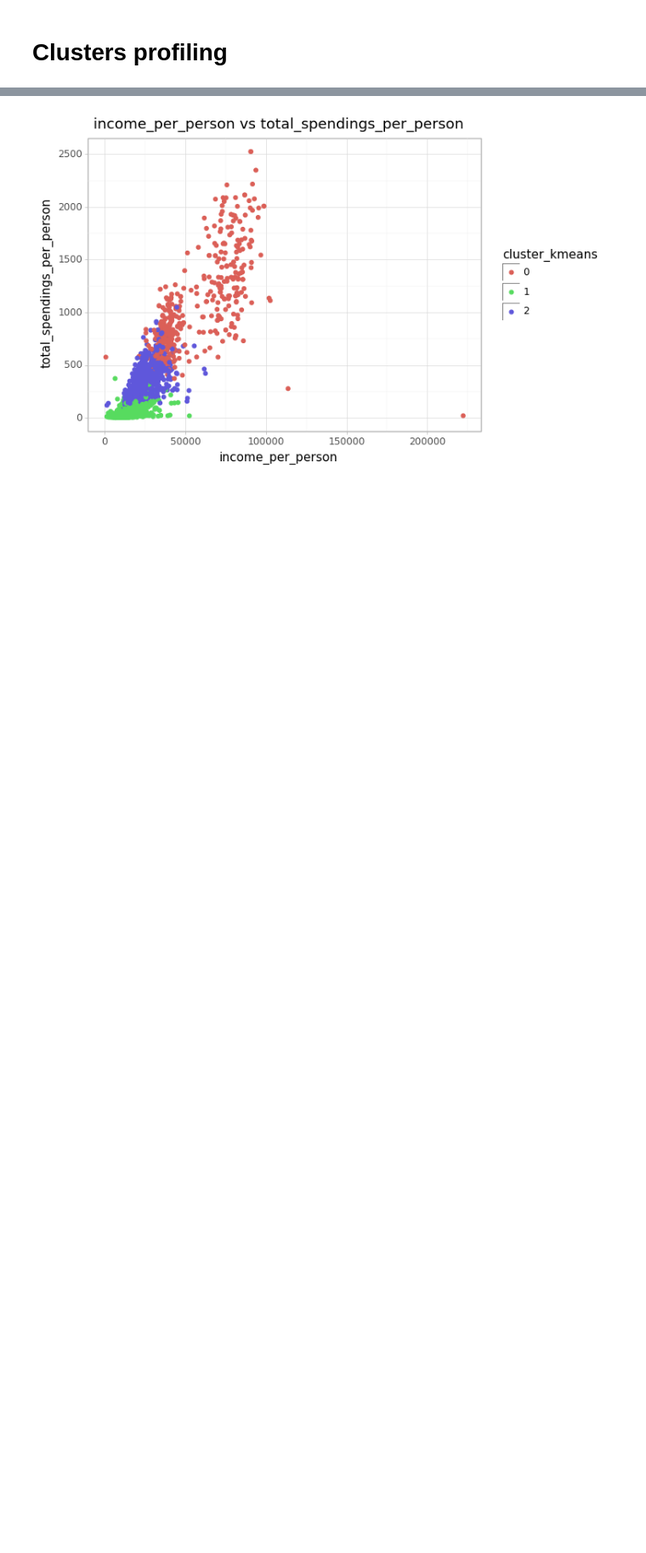
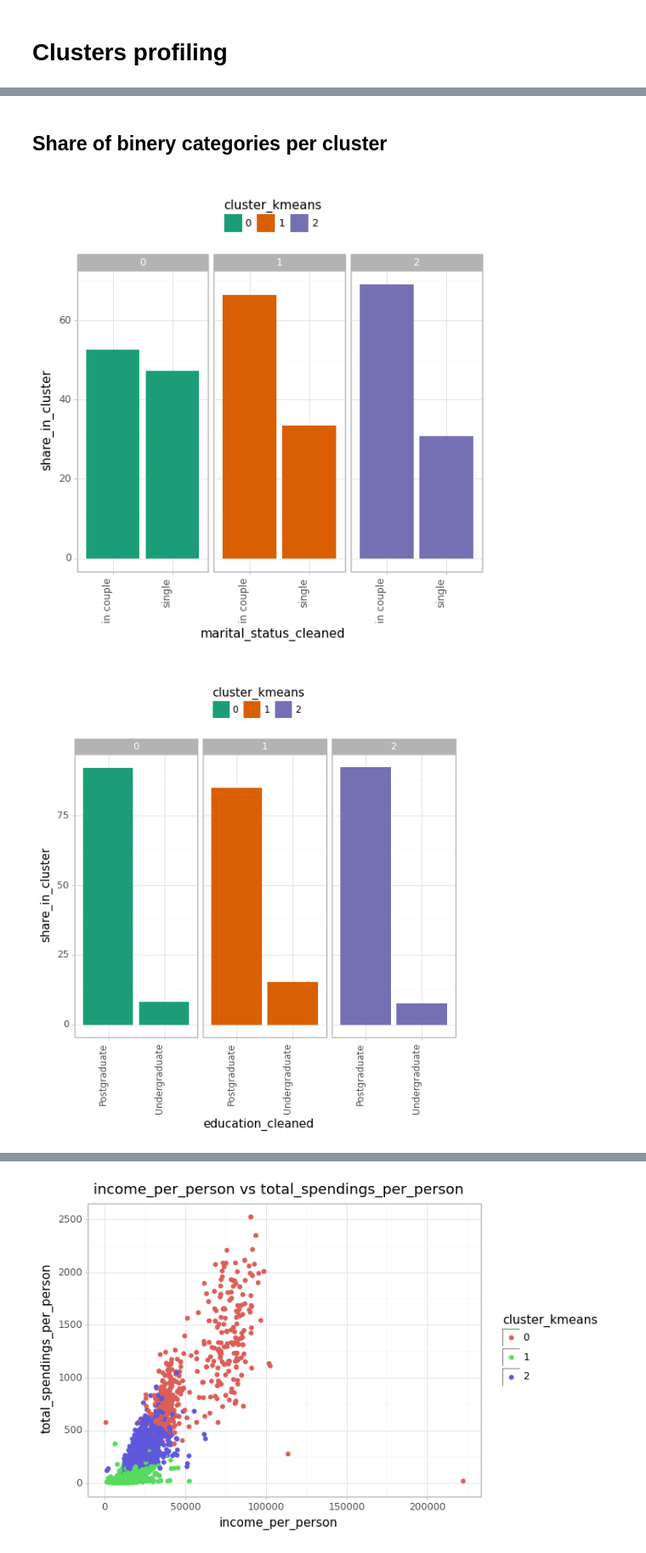
Before and after one commit to jw-zima/customer-segmentation-python, a Jupyter notebook: notebooks/5.0-jw-clusters-profiling.ipynb, the cells around one changed output, grey strips where cells are left out. Shown: that part at 85% size. Saved outputs shown, nothing was run; the diff lists cells and outputs as text; code cells hidden in the pictures; blank space fills up the shorter version.

```diff
--- a/notebooks/5.0-jw-clusters-profiling.ipynb
+++ b/notebooks/5.0-jw-clusters-profiling.ipynb
@@ -61 +55,9 @@ for col in all_numeric_vars:
+# %% [markdown]
+## Share of binery categories per cluster
+# %%
+for col in cat_features:
+    plot_share_of_binary_vars_per_clusters(df, col, "cluster_kmeans")
+# %% [output]
+[figure, added]
+[figure, added]
 # %% [markdown]
```
Also changed, not shown: parts of 7 cells of this notebook, 1 other file.
